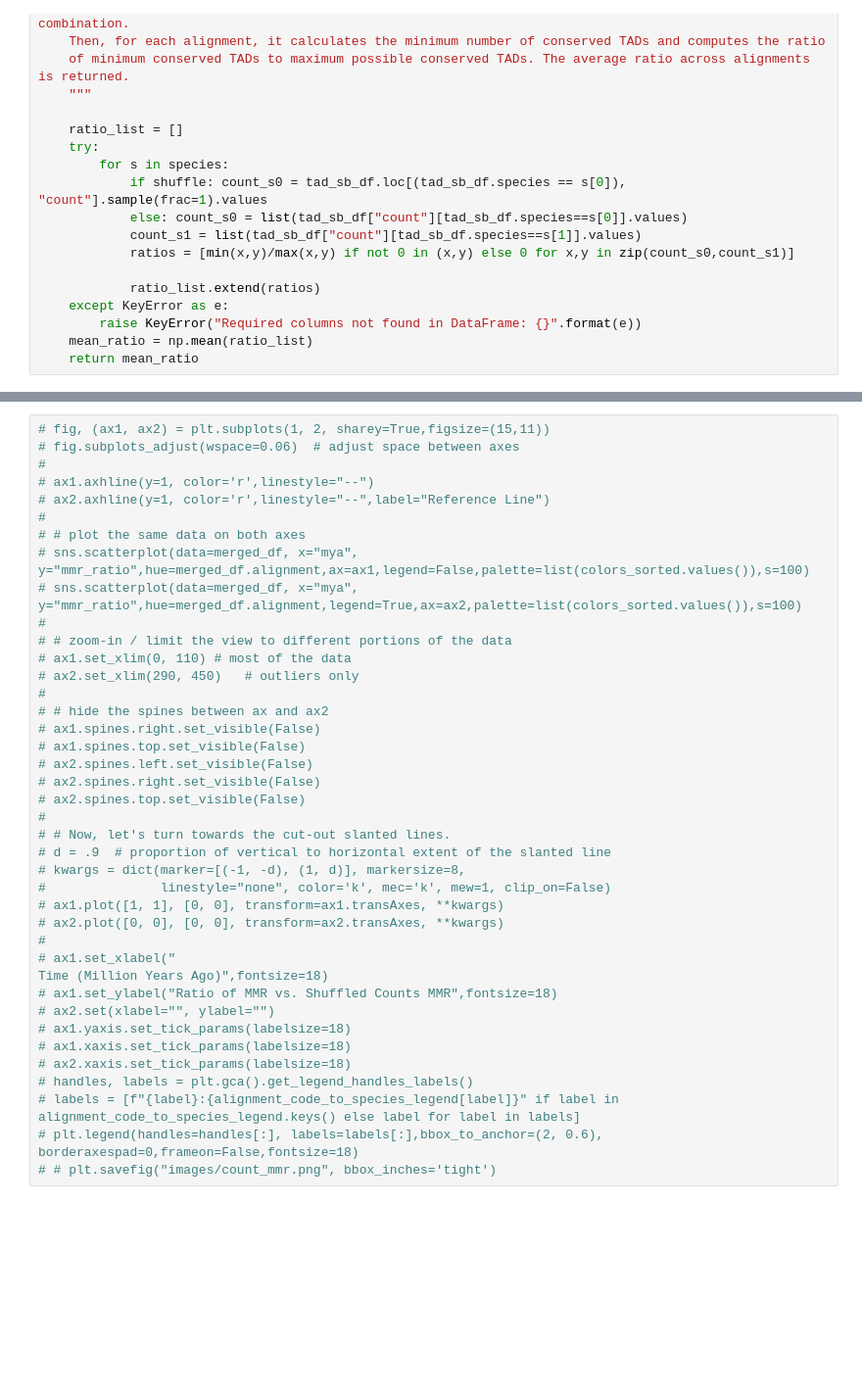
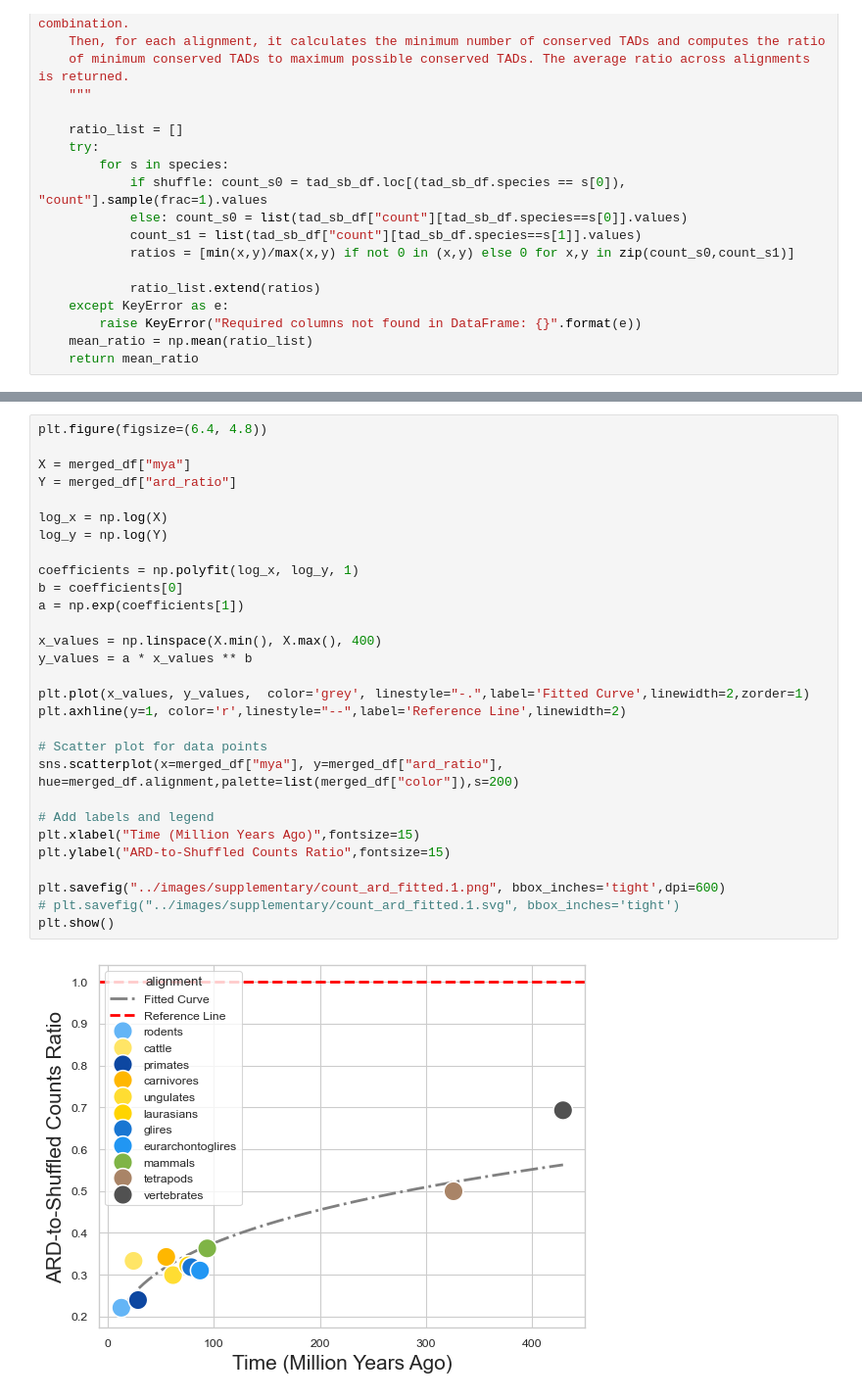
Before and after one commit to fapatalano/TAD_evolutionary_analysis, a Jupyter notebook: check_tad_number_conservation.ipynb, the cells around one changed output, grey strips where cells are left out. Shown at 98% size. Saved outputs shown, nothing was run; the diff lists cells and outputs as text; blank space fills up the shorter version.

```diff
--- a/check_tad_number_conservation.ipynb
+++ b/check_tad_number_conservation.ipynb
@@ -502,39 +269,31 @@ NameError: name 'merged_df' is not defined
-# %%
-# fig, (ax1, ax2) = plt.subplots(1, 2, sharey=True,figsize=(15,11))
-# fig.subplots_adjust(wspace=0.06)  # adjust space between axes
-#
-# ax1.axhline(y=1, color='r',linestyle="--")
-# ax2.axhline(y=1, color='r',linestyle="--",label="Reference Line")
-#
-# # plot the same data on both axes
-# sns.scatterplot(data=merged_df, x="mya", y="mmr_ratio",hue=merged_df.alignment,ax=ax1,legend=False,palette=list(colors_sorted.values()),s=100)
-# sns.scatterplot(data=merged_df, x="mya", y="mmr_ratio",hue=merged_df.alignment,legend=True,ax=ax2,palette=list(colors_sorted.values()),s=100)
-#
-# # zoom-in / limit the view to different portions of the data
-# ax1.set_xlim(0, 110) # most of the data
-# ax2.set_xlim(290, 450)   # outliers only
-#
-# # hide the spines between ax and ax2
-# ax1.spines.right.set_visible(False)
-# ax1.spines.top.set_visible(False)
-# ax2.spines.left.set_visible(False)
-# ax2.spines.right.set_visible(False)
-# ax2.spines.top.set_visible(False)
-#
-# # Now, let's turn towards the cut-out slanted lines.
-# d = .9  # proportion of vertical to horizontal extent of the slanted line
-# kwargs = dict(marker=[(-1, -d), (1, d)], markersize=8,
-#               linestyle="none", color='k', mec='k', mew=1, clip_on=False)
-# ax1.plot([1, 1], [0, 0], transform=ax1.transAxes, **kwargs)
-# ax2.plot([0, 0], [0, 0], transform=ax2.transAxes, **kwargs)
-#
-# ax1.set_xlabel("                                                                                  Time (Million Years Ago)",fontsize=18)
-# ax1.set_ylabel("Ratio of MMR vs. Shuffled Counts MMR",fontsize=18)
-# ax2.set(xlabel="", ylabel="")
-# ax1.yaxis.set_tick_params(labelsize=18)
-# ax1.xaxis.set_tick_params(labelsize=18)
-# ax2.xaxis.set_tick_params(labelsize=18)
-# handles, labels = plt.gca().get_legend_handles_labels()
-# labels = [f"{label}:{alignment_code_to_species_legend[label]}" if label in alignment_code_to_species_legend.keys() else label for label in labels]
-# plt.legend(handles=handles[:], labels=labels[:],bbox_to_anchor=(2, 0.6), borderaxespad=0,frameon=False,fontsize=18)
-# # plt.savefig("images/count_mmr.png", bbox_inches='tight')
+# %%
+plt.figure(figsize=(6.4, 4.8))
+
+X = merged_df["mya"]
+Y = merged_df["ard_ratio"]
+
+log_x = np.log(X)
+log_y = np.log(Y)
+
+coefficients = np.polyfit(log_x, log_y, 1)
+b = coefficients[0]
+a = np.exp(coefficients[1])
+
+x_values = np.linspace(X.min(), X.max(), 400)
+y_values = a * x_values ** b
+
+plt.plot(x_values, y_values,  color='grey', linestyle="-.",label='Fitted Curve',linewidth=2,zorder=1)
+plt.axhline(y=1, color='r',linestyle="--",label='Reference Line',linewidth=2)
+
+# Scatter plot for data points
+sns.scatterplot(x=merged_df["mya"], y=merged_df["ard_ratio"], hue=merged_df.alignment,palette=list(merged_df["color"]),s=200)
+
+# Add labels and legend
+plt.xlabel("Time (Million Years Ago)",fontsize=15)
+plt.ylabel("ARD-to-Shuffled Counts Ratio",fontsize=15)
+
+plt.savefig("../images/supplementary/count_ard_fitted.1.png", bbox_inches='tight',dpi=600)
+# plt.savefig("../images/supplementary/count_ard_fitted.1.svg", bbox_inches='tight')
+plt.show()
+# %% [output]
+[figure, added]
```
Also changed, not shown: parts of 28 cells of this notebook.
